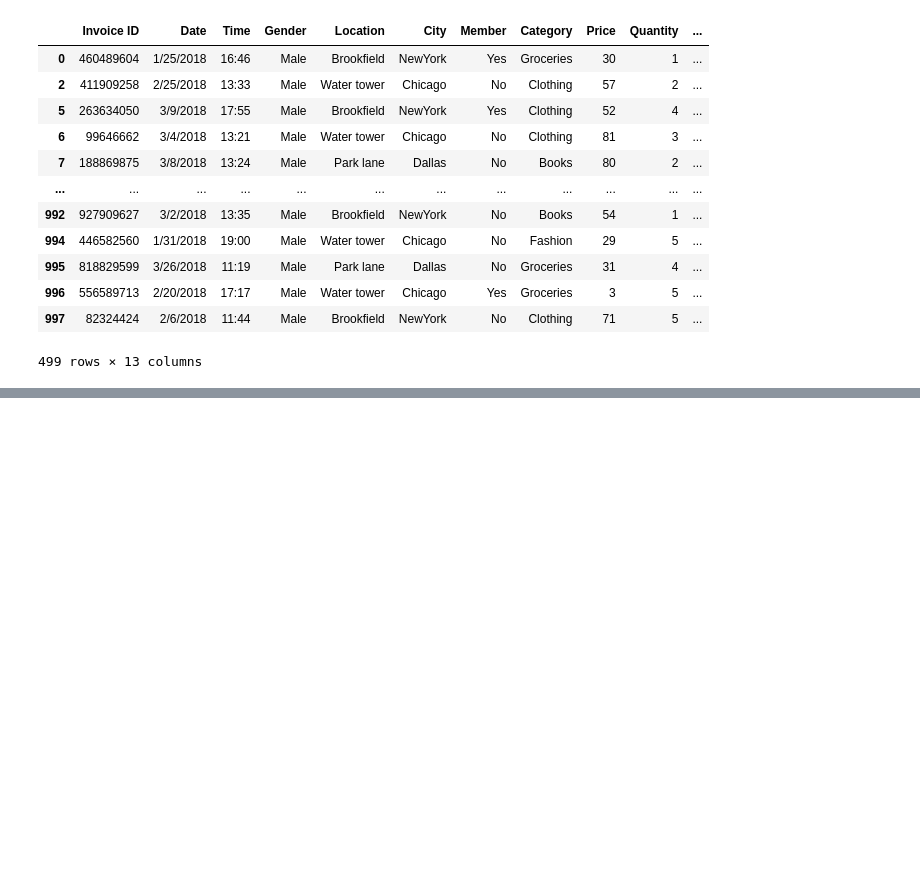
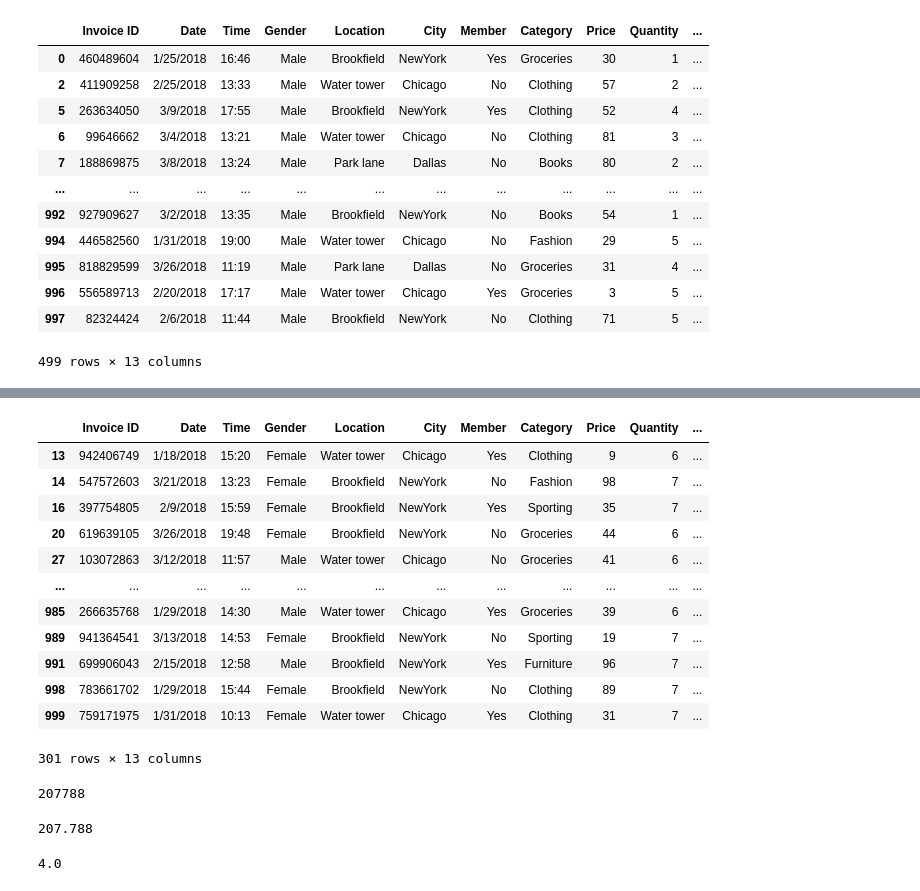
Before and after one commit to Joshi-kv/Sales_Analysis, a Jupyter notebook: supermarket_sales_analysis.ipynb, the cells around one changed output, grey strips where cells are left out. Cells and saved outputs as stored; diff of their text form; code cells hidden in the pictures; blank space fills up the shorter version.

Commit message:
arithmetic operations

```diff
--- a/supermarket_sales_analysis.ipynb
+++ b/supermarket_sales_analysis.ipynb
@@ -96,0 +109,29 @@ KeyError: 'Pament'
+# %%
+data[data['Quantity']>5]
+# %% [output]
+|  | Invoice ID | Date | Time | Gender | Location | City | Member | Category | Price | Quantity | ... |
+| 13 | 942406749 | 1/18/2018 | 15:20 | Female | Water tower | Chicago | Yes | Clothing | 9 | 6 | ... |
+| 14 | 547572603 | 3/21/2018 | 13:23 | Female | Brookfield | NewYork | No | Fashion | 98 | 7 | ... |
+| 16 | 397754805 | 2/9/2018 | 15:59 | Female | Brookfield | NewYork | Yes | Sporting | 35 | 7 | ... |
+| 20 | 619639105 | 3/26/2018 | 19:48 | Female | Brookfield | NewYork | No | Groceries | 44 | 6 | ... |
+| 27 | 103072863 | 3/12/2018 | 11:57 | Male | Water tower | Chicago | No | Groceries | 41 | 6 | ... |
+| ... | ... | ... | ... | ... | ... | ... | ... | ... | ... | ... | ... |
+| 985 | 266635768 | 1/29/2018 | 14:30 | Male | Water tower | Chicago | Yes | Groceries | 39 | 6 | ... |
+| 989 | 941364541 | 3/13/2018 | 14:53 | Female | Brookfield | NewYork | No | Sporting | 19 | 7 | ... |
+| 991 | 699906043 | 2/15/2018 | 12:58 | Male | Brookfield | NewYork | Yes | Furniture | 96 | 7 | ... |
+| 998 | 783661702 | 1/29/2018 | 15:44 | Female | Brookfield | NewYork | No | Clothing | 89 | 7 | ... |
+| 999 | 759171975 | 1/31/2018 | 10:13 | Female | Water tower | Chicago | Yes | Clothing | 31 | 7 | ... |
+301 rows × 13 columns
+# %%
+#arithmetic operations
+data.sum()['Total']
+# %% [output]
+207788
+# %%
+data.mean()['Total']
+# %% [output]
+207.788
+# %%
+data.median()['Quantity']
+# %% [output]
+4.0
```
Also changed, not shown: parts of 1 cell of this notebook.
